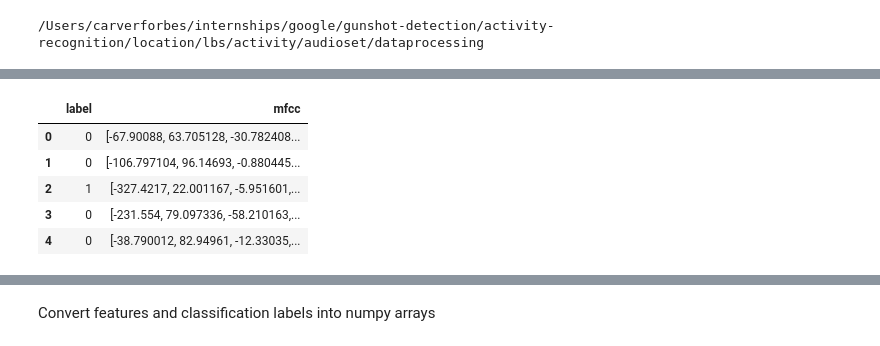
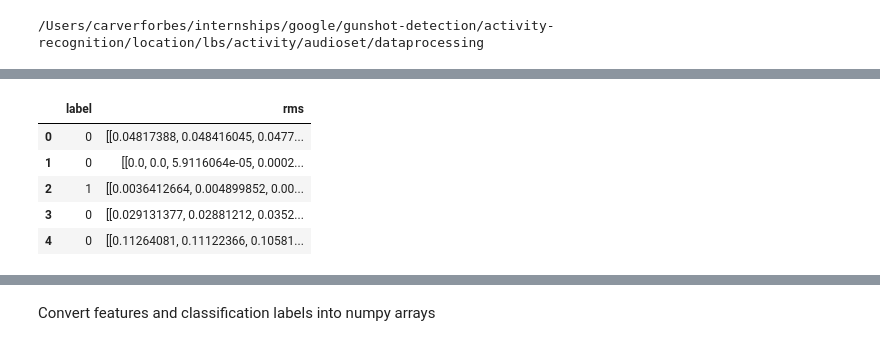
Before and after one commit to googleinterns/activity-recognition, a Jupyter notebook: location/lbs/activity/audioset/training/training_test.ipynb, the cells around one changed output, grey strips where cells are left out. Drawn from its saved outputs; the diff is of its cells as text; code cells hidden in the pictures.

```diff
--- a/location/lbs/activity/audioset/training/training_test.ipynb
+++ b/location/lbs/activity/audioset/training/training_test.ipynb
@@ -3,6 +3,7 @@ cd ../dataprocessing
 # %% [output]
 /Users/carverforbes/internships/google/gunshot-detection/activity-recognition/location/lbs/activity/audioset/dataprocessing
 # %%
+# import statements
 import audio_processing as ap
 
 import functools
@@ -15,12 +16,13 @@ import pandas as pd
 import tensorflow as tf
 from tensorflow import keras
 import matplotlib.pyplot as plt
+from tensorflow import feature_column
+from tensorflow.keras import layers
+from matplotlib import pyplot as plt
 
-from keras.models import Sequential
-from keras.layers import Dense, Dropout, Activation, Flatten
-from keras.layers import Convolution2D, Conv2D, MaxPooling2D, GlobalAveragePooling2D
-from keras.optimizers import Adam
-from keras.utils import to_categorical
-from keras.utils import np_utils
-from sklearn import metrics
-from sklearn.model_selection import train_test_split
+# The following lines adjust the granularity of reporting.
+pd.options.display.max_rows = 10
+pd.options.display.float_format = "{:.1f}".format
+# tf.keras.backend.set_floatx('float32')
+
+print("Ran the import statements.")
@@ -36,9 +36,10 @@ src_dir = 'example_src_dir'
 dest_dir = 'example_dest_dir'
 # filenames should adhere to the following order
 # [dataset, validation set, test set]
-filenames = ['test_set']
+filenames = ['test_set2']
+filename = 'test_set2'
 labels = ['Gunshot, gunfire']
-features_to_extract = ['mfcc']
+features_to_extract = ['rms']
 # %%
 def get_dataframes():
     length = len(filenames)
@@ -80,10 +120,10 @@ INFO:absl:Total time to produce dataframe: 29.532855
 # %%
-dataset_df = dfs[0]
-dataset_df.head()
+train_df_rms = dfs[0].copy()
+train_df_rms.head()
 # %% [output]
-|  | label | mfcc |
-| 0 | 0 | [-67.90088, 63.705128, -30.782408... |
-| 1 | 0 | [-106.797104, 96.14693, -0.880445... |
-| 2 | 1 | [-327.4217, 22.001167, -5.951601,... |
-| 3 | 0 | [-231.554, 79.097336, -58.210163,... |
-| 4 | 0 | [-38.790012, 82.94961, -12.33035,... |
+|  | label | rms |
+| 0 | 0 | [[0.04817388, 0.048416045, 0.0477... |
+| 1 | 0 | [[0.0, 0.0, 5.9116064e-05, 0.0002... |
+| 2 | 1 | [[0.0036412664, 0.004899852, 0.00... |
+| 3 | 0 | [[0.029131377, 0.02881212, 0.0352... |
+| 4 | 0 | [[0.11264081, 0.11122366, 0.10581... |
```
Also changed, not shown: parts of 26 cells of this notebook, 2 other files.
